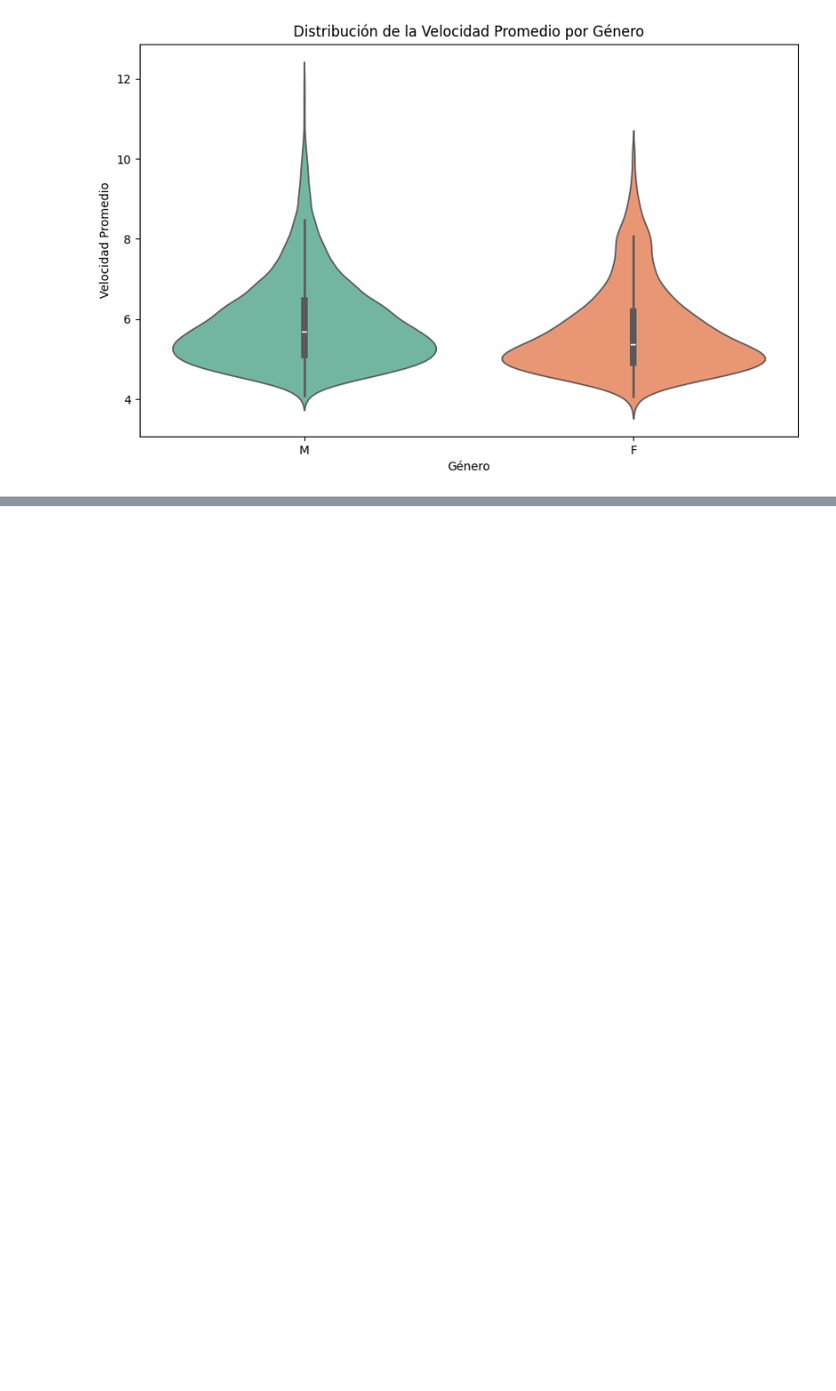
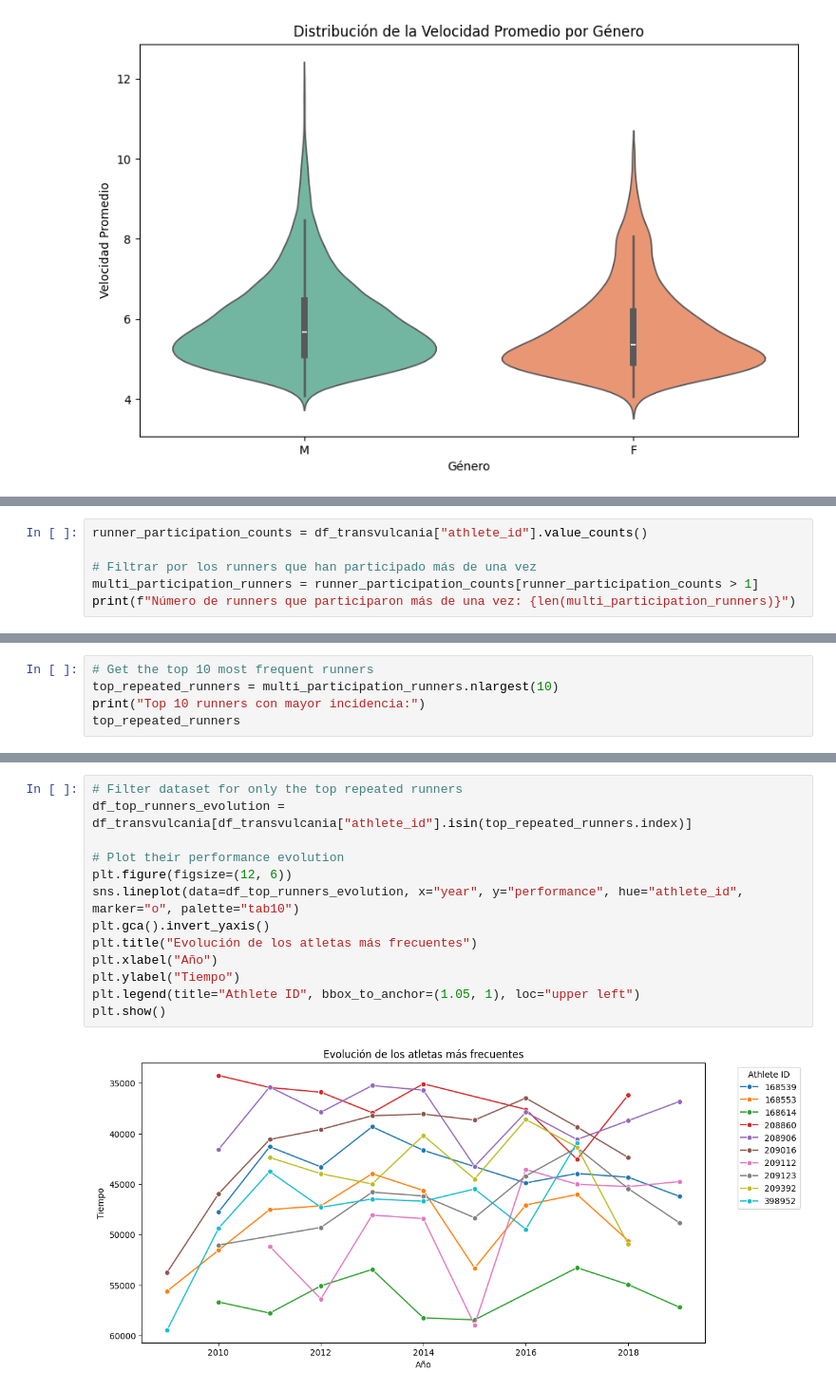
Before and after one commit to andalons/ultra-marathon-EDA, a Jupyter notebook: eda_ultra_marathon.ipynb, the cells around one changed output, grey strips where cells are left out. Shown at 95% size. Saved outputs shown, nothing was run; the diff lists cells and outputs as text; blank space fills up the shorter version.

```diff
--- a/eda_ultra_marathon.ipynb
+++ b/eda_ultra_marathon.ipynb
@@ -456,0 +507,6 @@ plt.show()
+# %%
+runner_participation_counts = df_transvulcania["athlete_id"].value_counts()
+
+# Filtrar por los runners que han participado más de una vez
+multi_participation_runners = runner_participation_counts[runner_participation_counts > 1]
+print(f"Número de runners que participaron más de una vez: {len(multi_participation_runners)}")
@@ -456,0 +515,5 @@ plt.show()
+# %%
+# Get the top 10 most frequent runners
+top_repeated_runners = multi_participation_runners.nlargest(10)
+print("Top 10 runners con mayor incidencia:")
+top_repeated_runners
@@ -456,0 +534,15 @@ plt.show()
+# %%
+# Filter dataset for only the top repeated runners
+df_top_runners_evolution = df_transvulcania[df_transvulcania["athlete_id"].isin(top_repeated_runners.index)]
+
+# Plot their performance evolution
+plt.figure(figsize=(12, 6))
+sns.lineplot(data=df_top_runners_evolution, x="year", y="performance", hue="athlete_id", marker="o", palette="tab10")
+plt.gca().invert_yaxis()
+plt.title("Evolución de los atletas más frecuentes")
+plt.xlabel("Año")
+plt.ylabel("Tiempo")
+plt.legend(title="Athlete ID", bbox_to_anchor=(1.05, 1), loc="upper left")
+plt.show()
+# %% [output]
+[figure, added]
```
Also changed, not shown: parts of 31 cells of this notebook, 1 other file.
